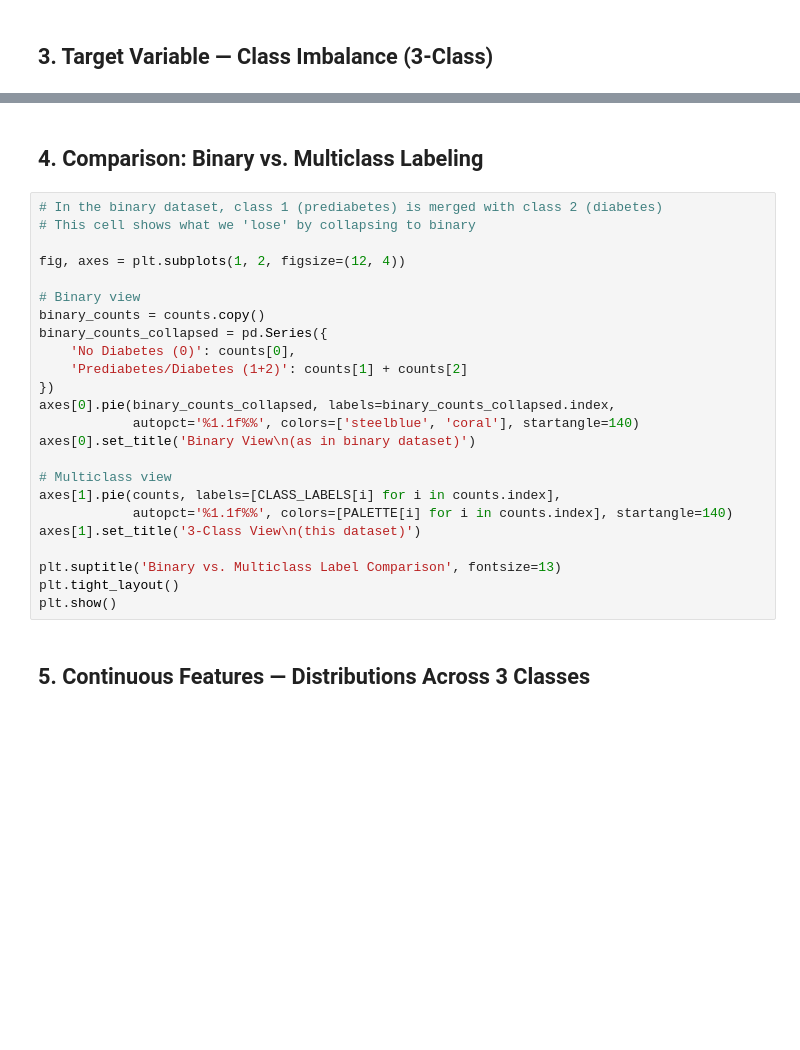
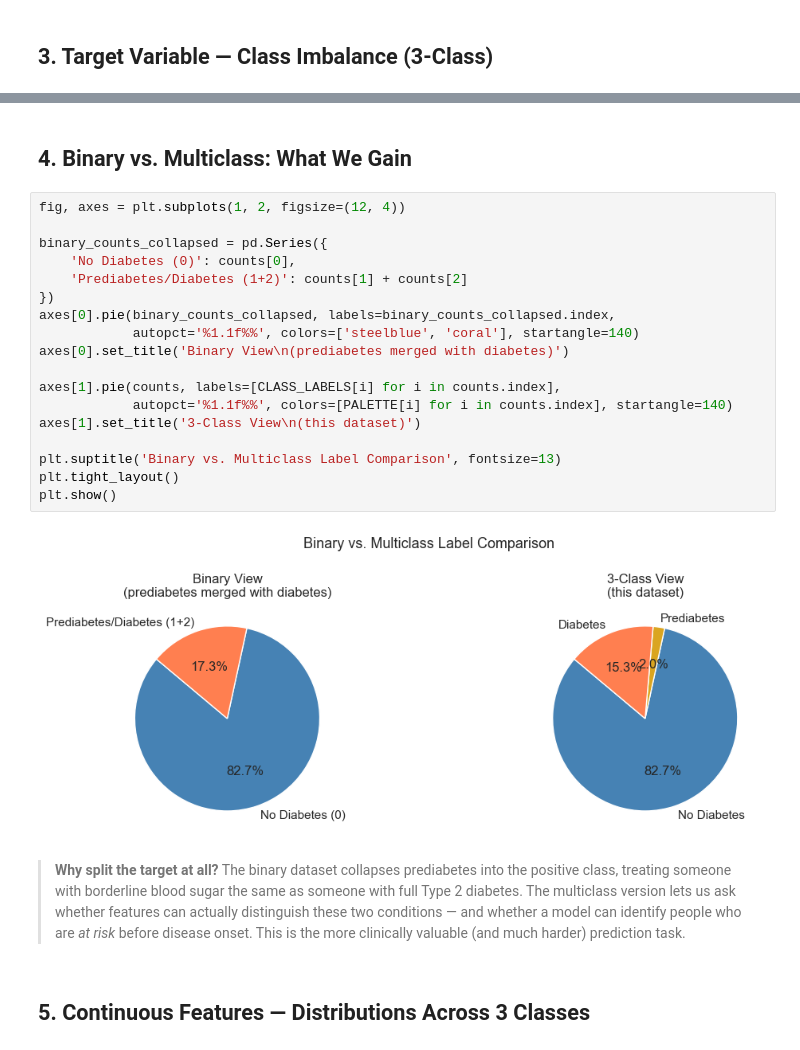
Before and after one commit to ZachSkiba/CSP571-G7, a Jupyter notebook: notebooks/02_eda_multiclass.ipynb, the cells around one changed output, grey strips where cells are left out. Drawn from its saved outputs; the diff is of its cells as text; blank space fills up the shorter version.

```diff
--- a/notebooks/02_eda_multiclass.ipynb
+++ b/notebooks/02_eda_multiclass.ipynb
@@ -109,29 +174,27 @@ plt.show()
 # %% [markdown]
-## 4. Comparison: Binary vs. Multiclass Labeling
+## 4. Binary vs. Multiclass: What We Gain
 # %%
-# In the binary dataset, class 1 (prediabetes) is merged with class 2 (diabetes)
-# This cell shows what we 'lose' by collapsing to binary
-
 fig, axes = plt.subplots(1, 2, figsize=(12, 4))
 
-# Binary view
-binary_counts = counts.copy()
 binary_counts_collapsed = pd.Series({
     'No Diabetes (0)': counts[0],
     'Prediabetes/Diabetes (1+2)': counts[1] + counts[2]
 })
 axes[0].pie(binary_counts_collapsed, labels=binary_counts_collapsed.index,
             autopct='%1.1f%%', colors=['steelblue', 'coral'], startangle=140)
-axes[0].set_title('Binary View\n(as in binary dataset)')
+axes[0].set_title('Binary View\n(prediabetes merged with diabetes)')
 
-# Multiclass view
 axes[1].pie(counts, labels=[CLASS_LABELS[i] for i in counts.index],
             autopct='%1.1f%%', colors=[PALETTE[i] for i in counts.index], startangle=140)
 axes[1].set_title('3-Class View\n(this dataset)')
 
 plt.suptitle('Binary vs. Multiclass Label Comparison', fontsize=13)
 plt.tight_layout()
 plt.show()
+# %% [output]
+[figure, added]
+# %% [markdown]
+> **Why split the target at all?** The binary dataset collapses prediabetes into the positive class, treating someone with borderline blood sugar the same as someone with full Type 2 diabetes. The multiclass version lets us ask whether features can actually distinguish these two conditions — and whether a model can identify people who are *at risk* before disease onset. This is the more clinically valuable (and much harder) prediction task.
 # %% [markdown]
 ## 5. Continuous Features — Distributions Across 3 Classes
 # %%
```
Also changed, not shown: parts of 33 cells of this notebook, 1 other file.
